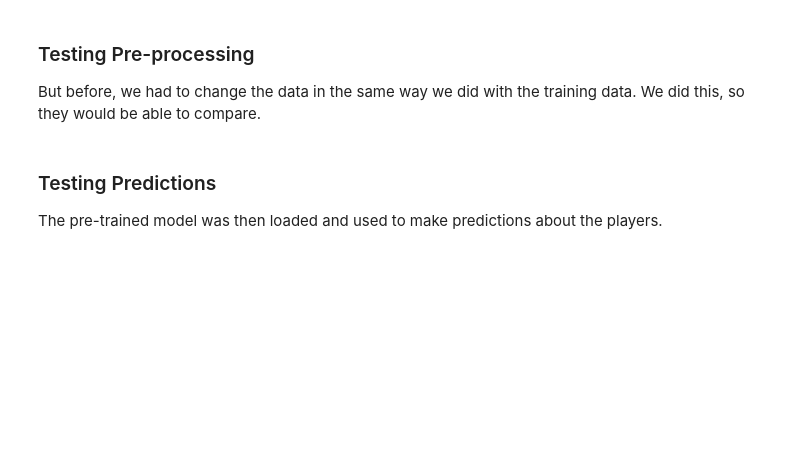
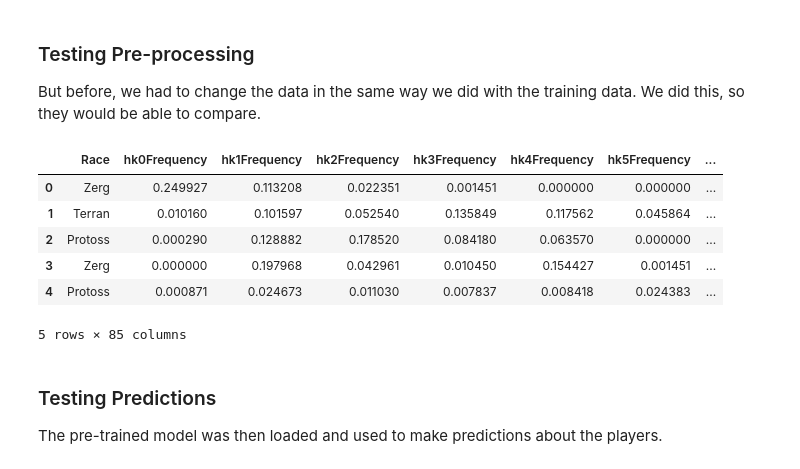
Before and after one commit to carosop/data_mining, a Jupyter notebook: StarCraft Player Prediction.ipynb, the cells around one changed output. Drawn from its saved outputs; the diff is of its cells as text; code cells hidden in the pictures; blank space fills up the shorter version.

```diff
--- a/StarCraft Player Prediction.ipynb
+++ b/StarCraft Player Prediction.ipynb
@@ -592,7 +601,7 @@ But before, we had to change the data in the same way we did with the training d
 def count_moves(row, counts, index):
     total_moves = 0
     for i in range(1, 3446):
-        move = row["Move "+ str(i)]
+        move = row["Move_"+ str(i)]
 
         # count the number of s's
         if move == 's':
@@ -617,7 +626,7 @@ def count_move_per_time(row, counts, row_index, time_interval, ti_index):
     base_index = ti_index*14
     total_moves = 0
     for i in range(1, 3446):
-        move = row["Move " + str(i)]
+        move = row["Move_" + str(i)]
 
         # Count actions for the given time interval
         if move == 's':
@@ -686,33 +695,41 @@ test_data_new['sFrequency'] = [count / counts[13][index] if counts[13][index] !=
 test_data_new['baseFrequency'] = [count / counts[13][index] if counts[13][index] != 0 else 0 for index, count in enumerate(counts[11])]
 test_data_new['singleMineralFrequency'] = [count / counts[13][index] if counts[13][index] != 0 else 0 for index, count in enumerate(counts[12])]
 
 # Adding new columns for the count of moves per interval
 for ti_index, time_interval in enumerate(time_intervals):
     base_index = (ti_index + 1) * 14
     for j in range(10):
         column_name = f'hk{j}_t{time_interval}_Frequency'
         test_data_new[column_name] = [count / counts[base_index + 13][index] if counts[base_index + 13][index] != 0 else 0 for index, count in enumerate(counts[base_index + j])]
 
     test_data_new[f's_t{time_interval}_Frequency'] = [count / counts[base_index + 13][index] if counts[base_index + 13][index] != 0 else 0 for index, count in enumerate(counts[base_index + 10])]
     test_data_new[f'base_t{time_interval}_Frequency'] = [count / counts[base_index + 13][index] if counts[base_index + 13][index] != 0 else 0 for index, count in enumerate(counts[base_index + 11])]
     test_data_new[f'singleMineral_t{time_interval}_Frequency'] = [count / counts[base_index + 13][index] if counts[base_index + 13][index] != 0 else 0 for index, count in enumerate(counts[base_index + 12])]
 
 
 
 # Adding new columns for the races
 test_data_new['race_Protoss'] = races[0]
 test_data_new['race_Terran'] = races[1]
 test_data_new['race_Zerg'] = races[2]
 
 # Remove 30% of least important features
 columns_to_remove = ['hk1_t5_Frequency', 'race_Zerg', 'hk9_t60_Frequency', 'hk5_t5_Frequency', 'hk7_t60_Frequency', 'hk7_t550_Frequency', 'hk9_t340_Frequency', 'hk0_t20_Frequency', 'hk6_t20_Frequency', 'base_t20_Frequency', 'hk8_t200_Frequency', 'hk7_t270_Frequency', 'hk9_t20_Frequency', 'base_t5_Frequency', 'hk9_t200_Frequency', 'hk7_t340_Frequency', 'singleMineral_t550_Frequency', 'singleMineral_t200_Frequency', 'singleMineral_t340_Frequency', 'hk9_t270_Frequency', 'sFrequency', 'hk8_t100_Frequency', 'hk0_t5_Frequency', 'race_Terran', 'singleMineralFrequency', 'hk7_t20_Frequency', 'singleMineral_t270_Frequency', 'singleMineral_t100_Frequency', 'hk8_t60_Frequency', 'hk8_t20_Frequency', 'singleMineral_t60_Frequency', 'hk6_t5_Frequency', 'hk7_t5_Frequency', 'hk8_t5_Frequency', 'singleMineral_t20_Frequency', 'singleMineral_t5_Frequency']
 # Remove columns from DataFrame
 test_data_new = test_data_new.drop(columns=columns_to_remove)
 
 # Saving them in a csv file
 test_data_new.to_csv('actiontype_count_test.csv', index=False)
 
 test_data_new.head()
+# %% [output]
+|  | Race | hk0Frequency | hk1Frequency | hk2Frequency | hk3Frequency | hk4Frequency | hk5Frequency | ... |
+| 0 | Zerg | 0.249927 | 0.113208 | 0.022351 | 0.001451 | 0.000000 | 0.000000 | ... |
+| 1 | Terran | 0.010160 | 0.101597 | 0.052540 | 0.135849 | 0.117562 | 0.045864 | ... |
+| 2 | Protoss | 0.000290 | 0.128882 | 0.178520 | 0.084180 | 0.063570 | 0.000000 | ... |
+| 3 | Zerg | 0.000000 | 0.197968 | 0.042961 | 0.010450 | 0.154427 | 0.001451 | ... |
+| 4 | Protoss | 0.000871 | 0.024673 | 0.011030 | 0.007837 | 0.008418 | 0.024383 | ... |
+5 rows × 85 columns
 # %% [markdown]
 ### Testing Predictions
 
```
Also changed, not shown: parts of 6 cells of this notebook.
